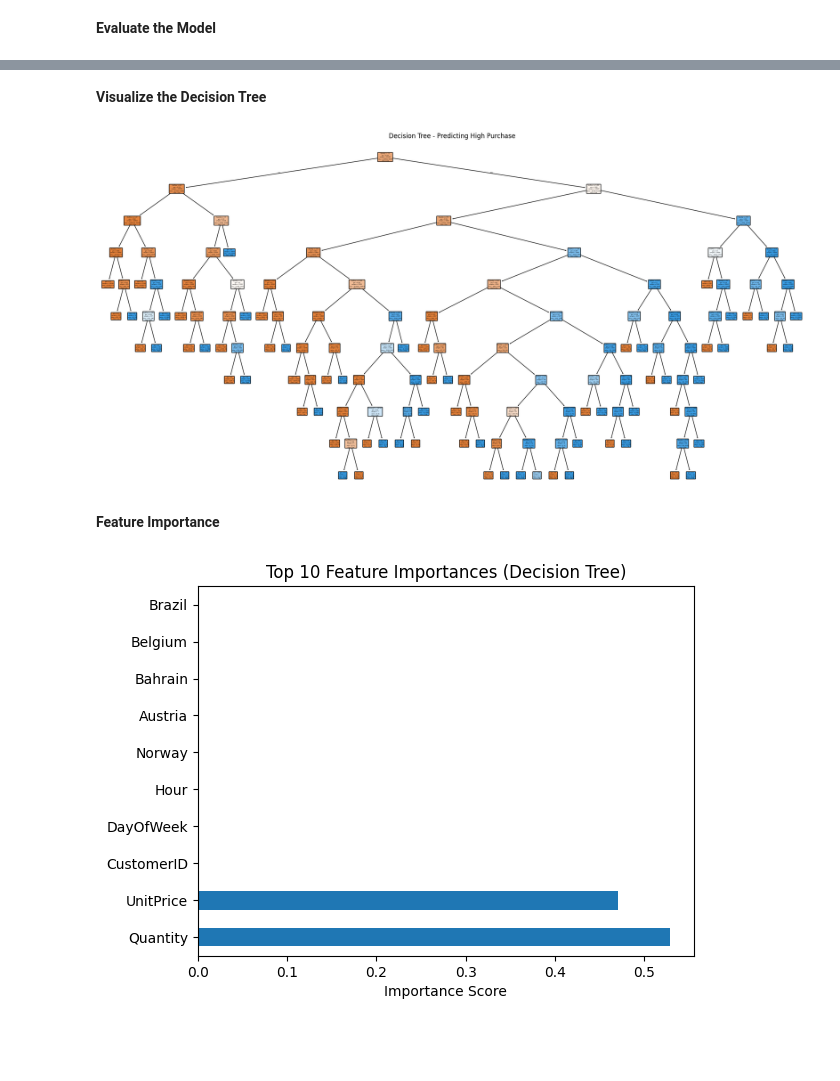
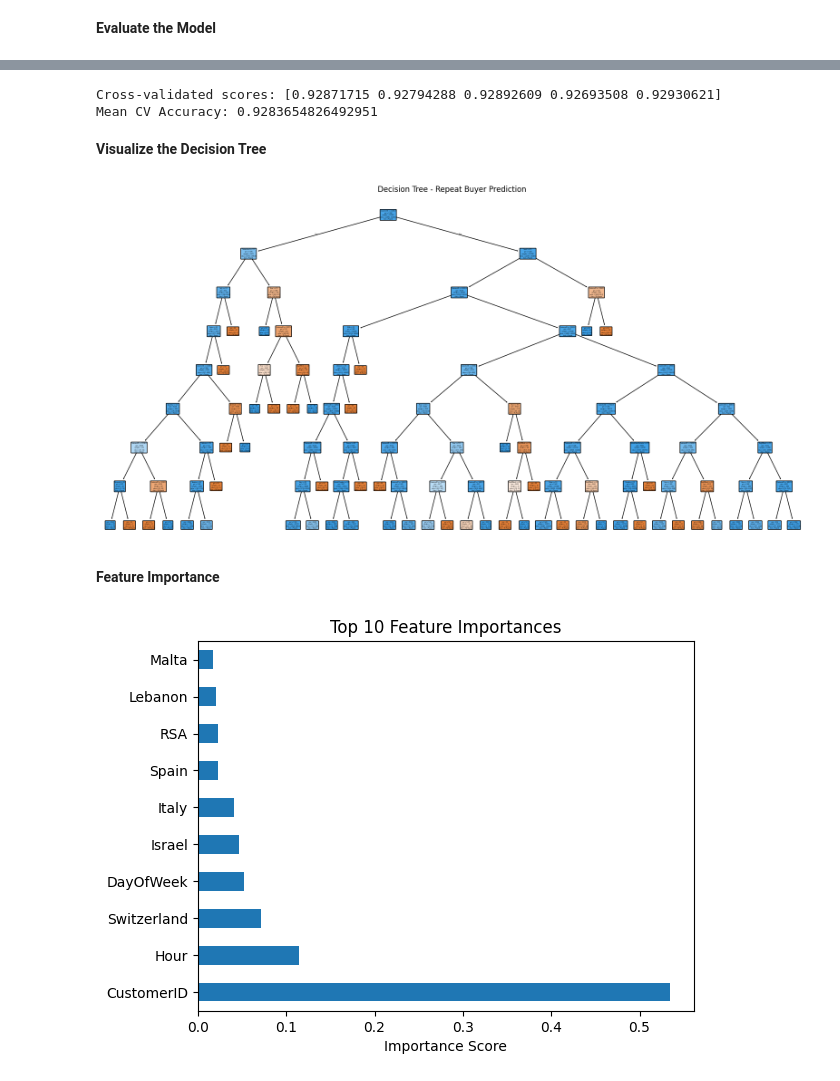
Before and after one commit to Tanvi54/PRODIGY_DS_03, a Jupyter notebook: Prodigy_DS_Task03.ipynb, the cells around one changed output, grey strips where cells are left out. Cells and saved outputs as stored; diff of their text form; code cells hidden in the pictures; blank space fills up the shorter version.

```diff
--- a/Prodigy_DS_Task03.ipynb
+++ b/Prodigy_DS_Task03.ipynb
@@ -107,17 +78,41 @@ df_model = pd.concat([
+# %%
+# Step 4: Feature Engineering
+# Create OrderCount per Customer
+customer_order_counts = df.groupby('CustomerID')['InvoiceNo'].nunique().reset_index()
+customer_order_counts.columns = ['CustomerID', 'OrderCount']
+
+df = df.merge(customer_order_counts, on='CustomerID', how='left')
+
+# New Target: Will the customer place more than 1 order? (Repeat Buyer)
+df['RepeatBuyer'] = (df['OrderCount'] > 1).astype(int)
+
+# Extract time features
+df['DayOfWeek'] = df['InvoiceDate'].dt.dayofweek
+df['Hour'] = df['InvoiceDate'].dt.hour
+
+# One-hot encode country
+country_encoded = pd.get_dummies(df['Country'], drop_first=True)
+
+# Final dataset: remove target leakage columns (InvoiceNo, StockCode, Description, InvoiceDate)
+df_model = pd.concat([
+    df[['Quantity', 'UnitPrice', 'CustomerID', 'DayOfWeek', 'Hour', 'RepeatBuyer']],
+    country_encoded
+], axis=1)
 # %% [markdown]
 **Train-Test Split**
+# %%
+# Step 5: Prepare features and target
+X = df_model.drop('RepeatBuyer', axis=1)
+y = df_model['RepeatBuyer']
 # %%
-# Step 5: Train-test split
-X = df_model.drop('HighPurchase', axis=1)
-y = df_model['HighPurchase']
-
+# Step 6: Train-Test Split
 X_train, X_test, y_train, y_test = train_test_split(
     X, y, test_size=0.2, random_state=42, stratify=y
 )
 # %% [markdown]
 **Train the Decision Tree Classifier**
 # %%
-# Step 6: Train the Decision Tree Classifier (with more depth!)
-clf = DecisionTreeClassifier(max_depth=10, random_state=42)
+# Step 7: Train Decision Tree
+clf = DecisionTreeClassifier(max_depth=8, random_state=42)
 clf.fit(X_train, y_train)
 # %% [output]
@@ -150,21 +144,29 @@ Accuracy Score: 0.9999631295627166
+# %%
+# Cross-validation
+cv_scores = cross_val_score(clf, X, y, cv=5)
+print("Cross-validated scores:", cv_scores)
+print("Mean CV Accuracy:", cv_scores.mean())
+# %% [output]
+Cross-validated scores: [0.92871715 0.92794288 0.92892609 0.92693508 0.92930621]
+Mean CV Accuracy: 0.9283654826492951
 # %% [markdown]
 **Visualize the Decision Tree**
 # %%
-# Step 8 : Visualize the tree
-plt.figure(figsize=(24, 12))
-plot_tree(clf, filled=True, feature_names=X.columns, class_names=["Low", "High"], rounded=True)
-plt.title("Decision Tree - Predicting High Purchase")
+# Step 10: Visualize tree
+plt.figure(figsize=(20, 10))
+plot_tree(clf, feature_names=X.columns, class_names=["No Repeat", "Repeat"], filled=True, rounded=True)
+plt.title("Decision Tree - Repeat Buyer Prediction")
 plt.show()
 # %% [output]
-[figure, old version]
+[figure, new version]
 # %% [markdown]
 **Feature Importance**
 # %%
-# Step 9: Show top feature importances
+# Step 9: Visualize feature importance
 importances = pd.Series(clf.feature_importances_, index=X.columns)
 importances.nlargest(10).plot(kind='barh')
-plt.title("Top 10 Feature Importances (Decision Tree)")
+plt.title("Top 10 Feature Importances")
 plt.xlabel("Importance Score")
 plt.show()
 # %% [output]
-[figure, old version]
+[figure, new version]
```
Also changed, not shown: parts of 7 cells of this notebook.
